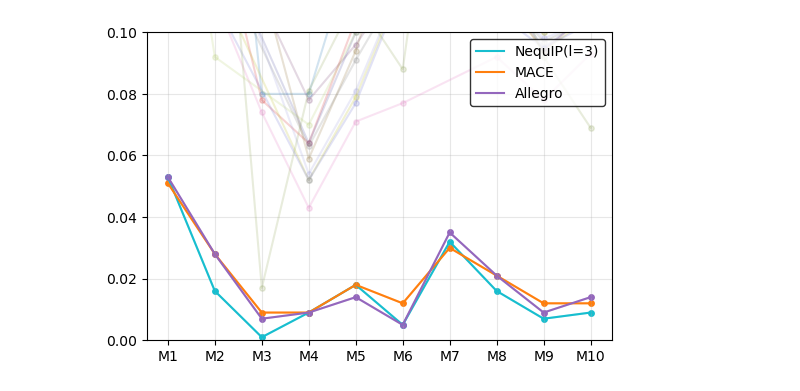
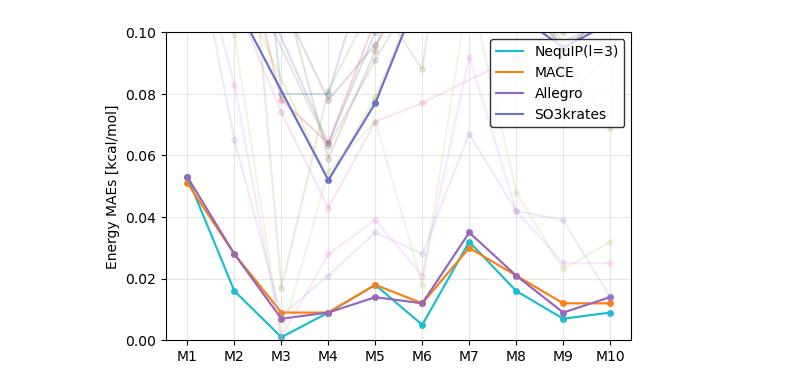
Before and after one commit to raghurama123/Rev-MLP4Sol, a Jupyter notebook: plot_MD17_E.ipynb, the cells around one changed output. Cells and saved outputs as stored; diff of their text form; code cells hidden in the pictures.

```diff
--- a/plot_MD17_E.ipynb
+++ b/plot_MD17_E.ipynb
@@ -43,6 +43,7 @@ colors = {
     'FCHL19':      '#9c9ede',  # light lavender
     'GAP(SOAP)':   '#8ca252',  # light olive green
     'sGDML':       '#b5cf6b',  # pastel green
+    'ACE':         'violet',   # pastel green
 }
 # %%
 fig,ax = plt.subplots(figsize=(6,4))
@@ -52,31 +53,37 @@ mae_cutoff = 0.1 # kcal/mol
 
 for i_col in range(1,len(df.columns)):
 
     column = df.iloc[:, i_col]
     column_name = df.columns[i_col]
 
     x_new = []
     y_new = []
 
     for i in range(len(x)):
         if column[i] != 'x':
             x_new.append(x[i])
             y_new.append(float(column[i]))
 
+    if column_name == 'SO3krates':
+        ax.plot(x_new,y_new,label=column_name,color=colors[column_name],alpha=1)
+        ax.scatter(x_new,y_new,color=colors[column_name],s=15)
     if all(y <= mae_cutoff for y in y_new):
         ax.plot(x_new,y_new,label=column_name,color=colors[column_name],alpha=1)
         ax.scatter(x_new,y_new,color=colors[column_name],s=15)
     if any(y <= mae_cutoff for y in y_new):
         ax.plot(x_new,y_new,color=colors[column_name],alpha=0.2)
         ax.scatter(x_new,y_new,color=colors[column_name],s=15,alpha=0.2)
 
 ax.set_ylim([0,mae_cutoff])
 
 ax.set_xticks([0,1,2,3,4,5,6,7,8,9])
 ax.set_xticklabels(['M1','M2','M3','M4','M5','M6','M7','M8','M9','M10',])
+# ax.set_xticklabels(['Aspirin','Azobenzene','Benzene','Ethanol','Malonaldehyde','Naphthalene','Paracetamol','Salicylic Acid','Toluene','Uracil'],rotation=60,fontsize=8)
+
+ax.set_ylabel('Energy MAEs [kcal/mol]')
 
 ax.legend(edgecolor='black',facecolor='white',loc='upper right')
 ax.grid(alpha=0.3)
 plt.show()
 # %% [output]
-[figure, old version]
+[figure, new version]
```
Also changed, not shown: parts of 1 cell of this notebook, 5 other files.
